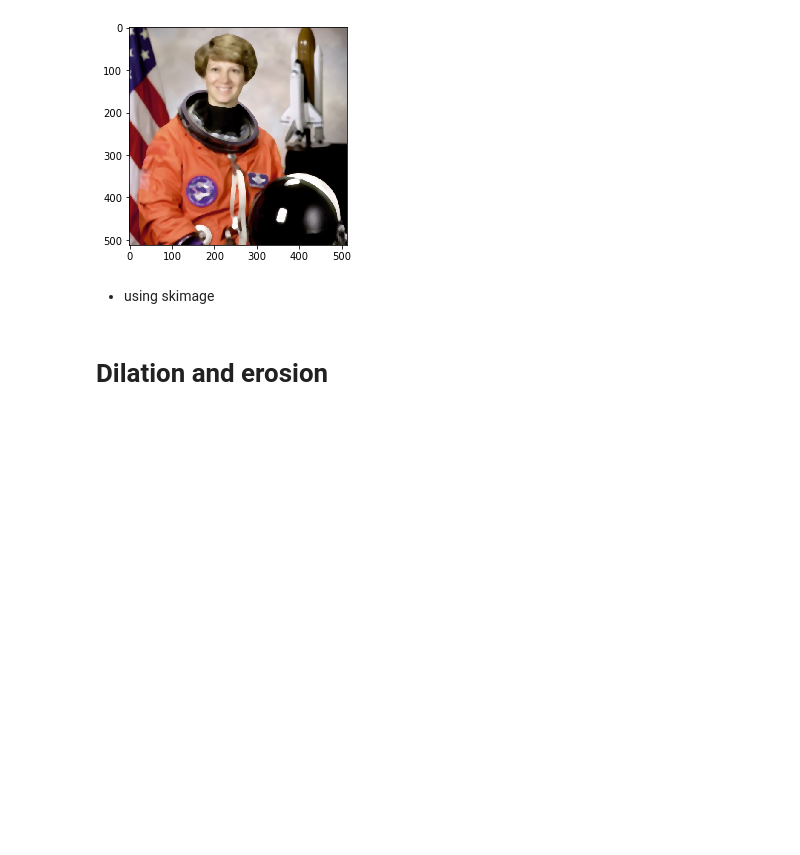
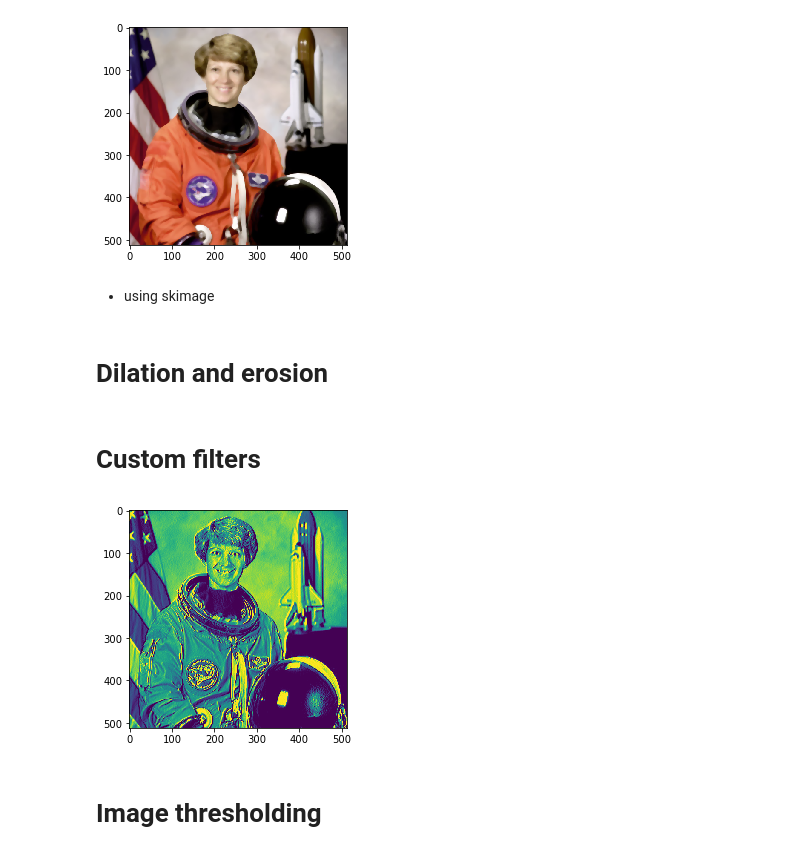
Before and after one commit to gigwegbe/Computer-Vision-with-Python-3, a Jupyter notebook: Chapter_02/Filters and Features.ipynb, the cells around one changed output. Drawn from its saved outputs; the diff is of its cells as text; code cells hidden in the pictures; blank space fills up the shorter version.

Commit message:
Custom filter

```diff
--- a/Chapter_02/Filters and Features.ipynb
+++ b/Chapter_02/Filters and Features.ipynb
@@ -75,3 +75,5 @@ eroded_img = morphology.binary_erosion(img)
 #dilated_img = morphology.binary_dilation(img)
 #io.imshow(dilated_img)
 #io.show()
+# %% [markdown]
+# Custom filters
@@ -77,0 +83,12 @@ eroded_img = morphology.binary_erosion(img)
+# %%
+from PIL import Image
+from PIL import ImageFilter
+img = Image.open("images/image.jpg")
+img = img.convert("L")
+new_img = img.filter(ImageFilter.Kernel((3,3),[1,0,-1,5,0,-5,1,0,1]))
+plt.imshow(new_img)
+plt.show()
+# %% [output]
+[figure, added]
+# %% [markdown]
+# Image thresholding
```
Also changed, not shown: parts of 1 cell of this notebook.
